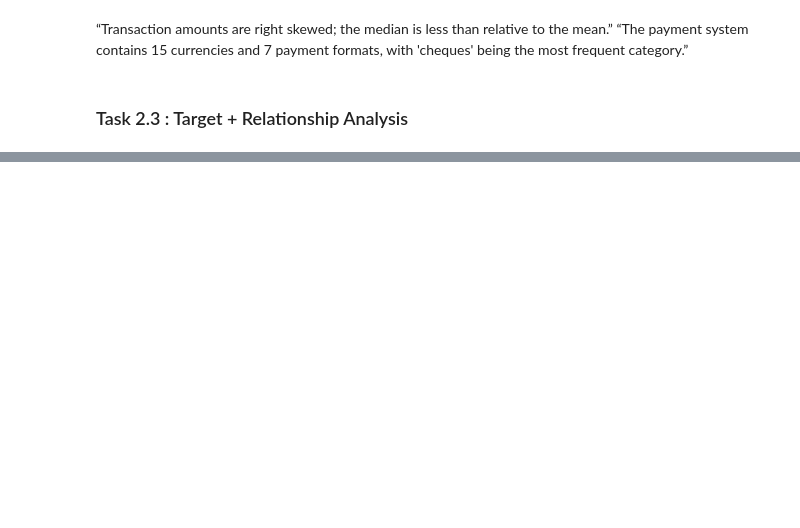
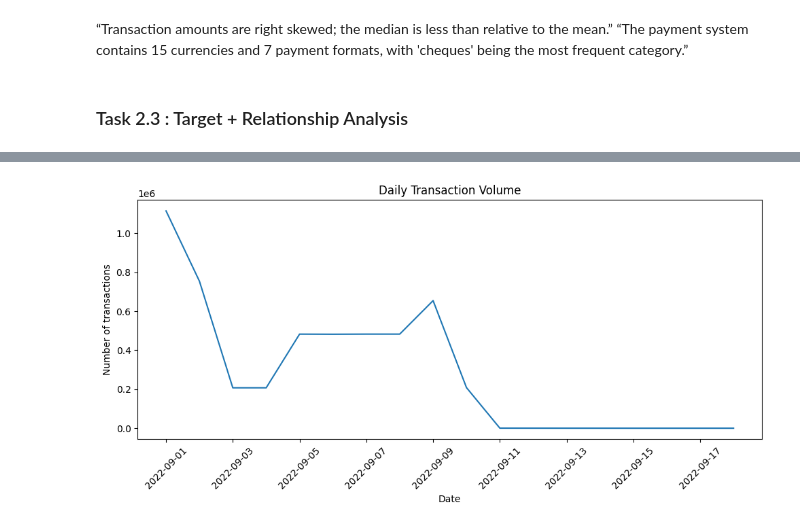
Before and after one commit to andrewgabrielm/fraud-detection, a Jupyter notebook: notebooks/01.ipynb, the cells around one changed output, grey strips where cells are left out. Saved outputs shown, nothing was run; the diff lists cells and outputs as text; code cells hidden in the pictures; blank space fills up the shorter version.

```diff
--- a/notebooks/01.ipynb
+++ b/notebooks/01.ipynb
@@ -682,0 +980,5 @@ Name: proportion, dtype: float64
+# %%
+df["Timestamp"] = pd.to_datetime(
+    df["Timestamp"],
+    format="%Y/%m/%d %H:%M"
+)
@@ -682,0 +995,15 @@ Name: proportion, dtype: float64
+# %%
+daily = (
+    df.set_index("Timestamp")
+      .resample("D")
+      .agg(
+          transactions=("Is Laundering", "size"),
+          laundering=("Is Laundering", "sum")
+      )
+)
+
+daily["laundering_rate"] = (
+    daily["laundering"] / daily["transactions"] * 100
+)
+
+daily
@@ -682,0 +1029,15 @@ Name: proportion, dtype: float64
+# %%
+import matplotlib.pyplot as plt
+
+plt.figure(figsize=(10, 5))
+plt.plot(daily.index, daily["transactions"])
+
+plt.xlabel("Date")
+plt.ylabel("Number of transactions")
+plt.title("Daily Transaction Volume")
+
+plt.xticks(rotation=45)
+plt.tight_layout()
+plt.show()
+# %% [output]
+[figure, added]
```
Also changed, not shown: parts of 53 cells of this notebook.
